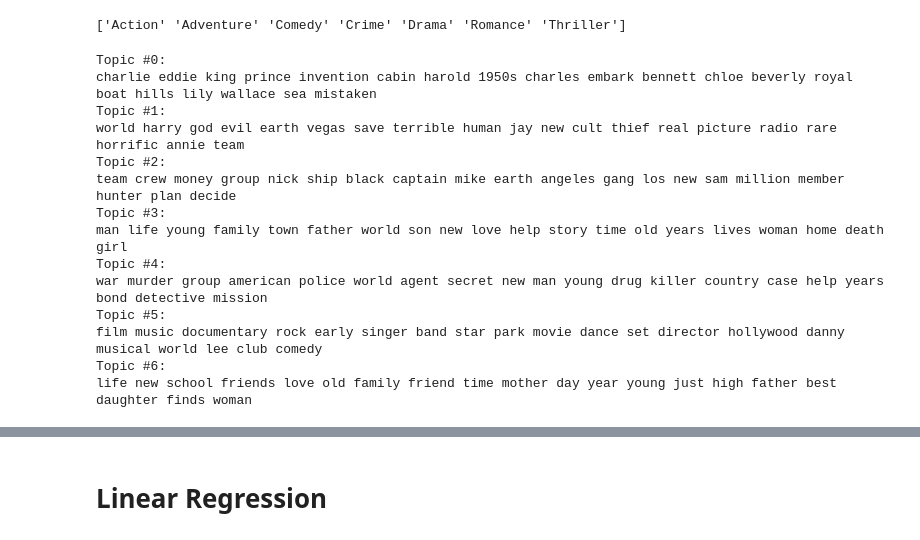
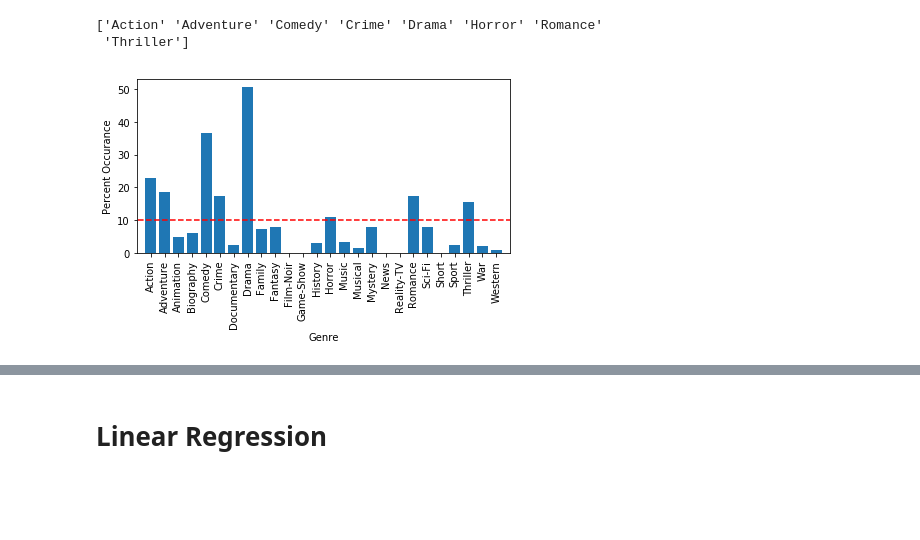
Before and after one commit to bkimmig/data-mining-project, a Jupyter notebook: notebooks/lda_v1.0.ipynb, the cells around one changed output, grey strips where cells are left out. Cells and saved outputs as stored; diff of their text form; code cells hidden in the pictures; blank space fills up the shorter version.

```diff
--- a/notebooks/lda_v1.0.ipynb
+++ b/notebooks/lda_v1.0.ipynb
@@ -21,10 +21,13 @@ from movie_data import MovieData
 
 %matplotlib inline
 # %%
-moviedata = MovieData(min_genre_frequency=0.05)
-print(moviedata.genre_labels)
+moviedata = MovieData(min_genre_frequency=0.1)
+print(moviedata.genres_unique)
+moviedata.plot_genres()
 # %% [output]
-['Action' 'Adventure' 'Comedy' 'Crime' 'Drama' 'Romance' 'Thriller']
+['Action' 'Adventure' 'Comedy' 'Crime' 'Drama' 'Horror' 'Romance'
+ 'Thriller']
+[figure, added]
 # %%
 def print_top_words(model, feature_names, n_top_words):
     for topic_idx, topic in enumerate(model.components_):
@@ -46,26 +49,9 @@ count = count_vectorizor.fit_transform(moviedata.plots)
 count_feature_names = count_vectorizor.get_feature_names()
 
 lda = LatentDirichletAllocation(
-        n_topics=7, max_iter=5,
+        n_topics=8, max_iter=15,
         learning_method='online',
         learning_offset=50.,
         random_state=0
 )
 Z = lda.fit_transform(count)
-
-print_top_words(lda, count_feature_names, n_top_words)
-# %% [output]
-Topic #0:
-charlie eddie king prince invention cabin harold 1950s charles embark bennett chloe beverly royal boat hills lily wallace sea mistaken
-Topic #1:
-world harry god evil earth vegas save terrible human jay new cult thief real picture radio rare horrific annie team
-Topic #2:
-team crew money group nick ship black captain mike earth angeles gang los new sam million member hunter plan decide
-Topic #3:
-man life young family town father world son new love help story time old years lives woman home death girl
-Topic #4:
-war murder group american police world agent secret new man young drug killer country case help years bond detective mission
-Topic #5:
-film music documentary rock early singer band star park movie dance set director hollywood danny musical world lee club comedy
-Topic #6:
-life new school friends love old family friend time mother day year young just high father best daughter finds woman
```
Also changed, not shown: parts of 8 cells of this notebook, 6 other files.
